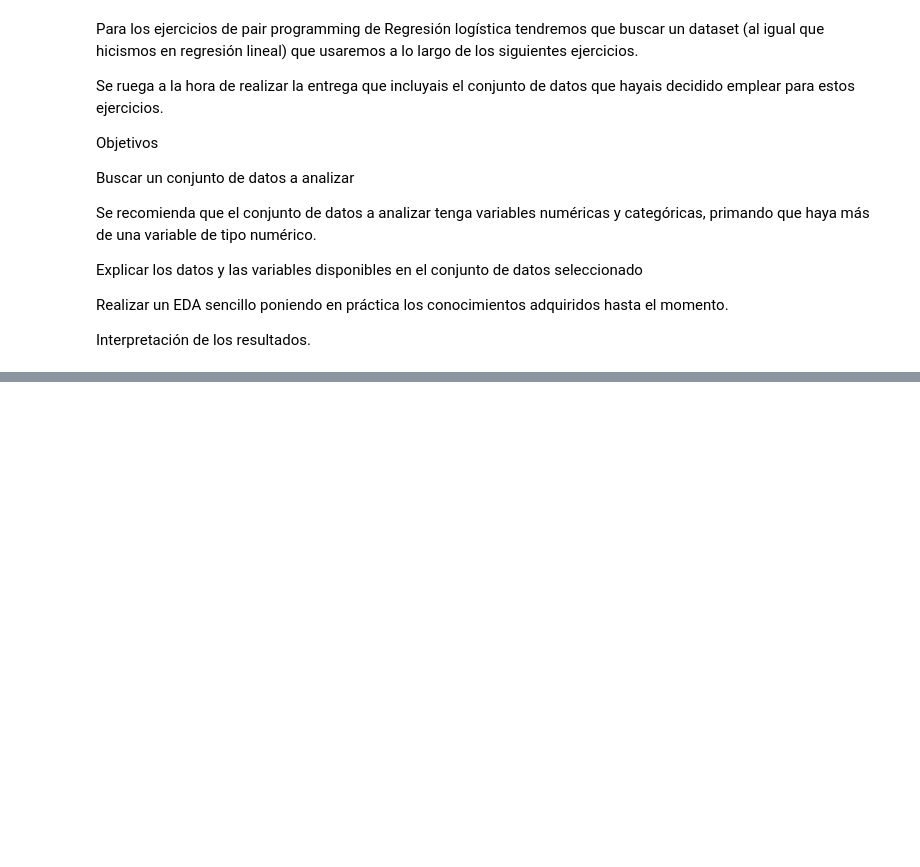
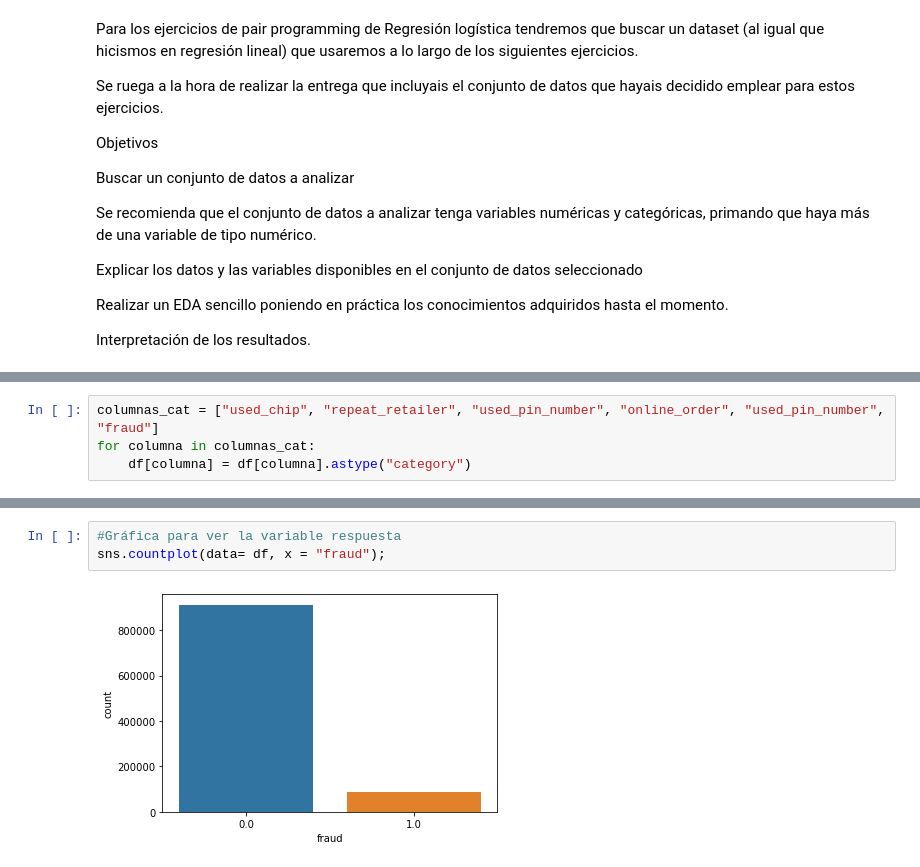
Before and after one commit to Adalab/Adalab-promo_d_da_modulo3_sprint1_Cristina_AnaBelen, a Jupyter notebook: regresión_logística/1.regresion_logistica_EDA.ipynb, the cells around one changed output, grey strips where cells are left out. Saved outputs shown, nothing was run; the diff lists cells and outputs as text; blank space fills up the shorter version.

```diff
--- a/regresión_logística/1.regresion_logistica_EDA.ipynb
+++ b/regresión_logística/1.regresion_logistica_EDA.ipynb
@@ -37,0 +143,4 @@ Interpretación de los resultados.
+# %%
+columnas_cat = ["used_chip", "repeat_retailer", "used_pin_number", "online_order", "used_pin_number", "fraud"]
+for columna in columnas_cat:
+    df[columna] = df[columna].astype("category")
@@ -37,0 +180,5 @@ Interpretación de los resultados.
+# %%
+#Gráfica para ver la variable respuesta
+sns.countplot(data= df, x = "fraud");
+# %% [output]
+[figure, added]
```
Also changed, not shown: parts of 20 cells of this notebook, 1 other file.
